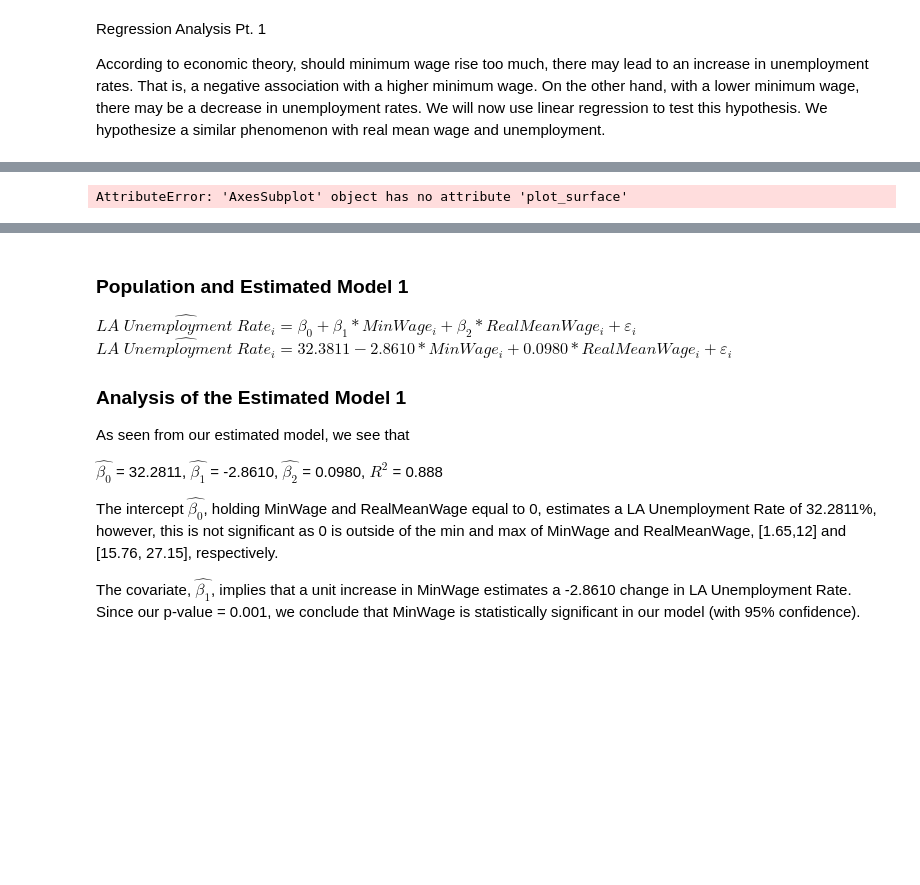
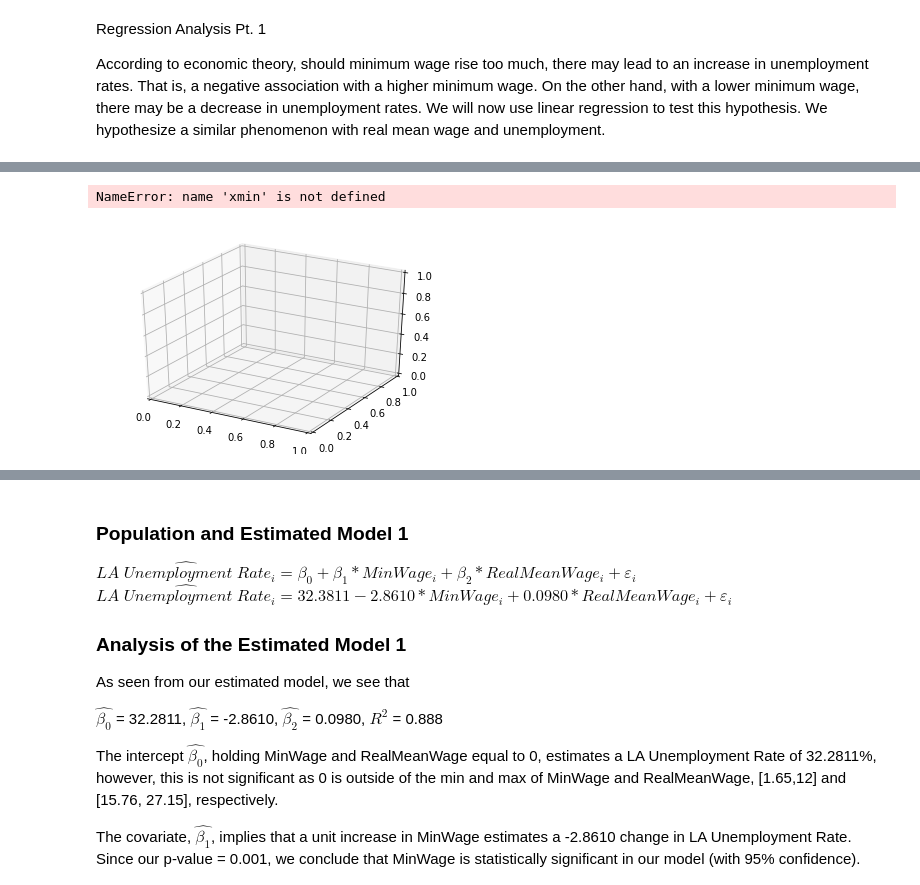
Before and after one commit to juliacw921/Group-Project, a Jupyter notebook: Group Project.ipynb, the cells around one changed output, grey strips where cells are left out. Drawn from its saved outputs; the diff is of its cells as text; code cells hidden in the pictures; blank space fills up the shorter version.

Commit message:
Fixed the plots. Need to make sure regression cells run before plot cells run

```diff
--- a/Group Project.ipynb
+++ b/Group Project.ipynb
@@ -209,6 +209,18 @@ Covariance Type:            nonrobust
 
 Warnings:
 [1] Standard Errors assume that the covariance matrix of the errors is correctly specified.
+# %%
+fig = plt.figure()
+ax = fig.add_subplot(111, projection='3d')
+
+x = np.arange(xmin, xmax+dx, dx)
+z = np.arange(zmin, zmax+dz, dz)
+X, Z = np.meshgrid(x, z)
+ax.plot_surface(X, Z, w1)
+plt.show()
+# %% [output]
+NameError: name 'xmin' is not defined
+[figure, added]
 # %%
 # Visualization of 3D Model
 def f(x,y):
@@ -220,11 +232,6 @@ y = np.linspace(0, 30, 30)
 x, y = np.meshgrid(x,y)
 
 z = f(x, y)
-
-ax.plot_surface(x,y,z, color = 'b')
-plt.show()
-# %% [output]
-AttributeError: 'AxesSubplot' object has no attribute 'plot_surface'
 # %%
 fig = plt.figure()
 ax = fig.add_subplot(projection='3d')
```
Also changed, not shown: parts of 2 cells of this notebook.
